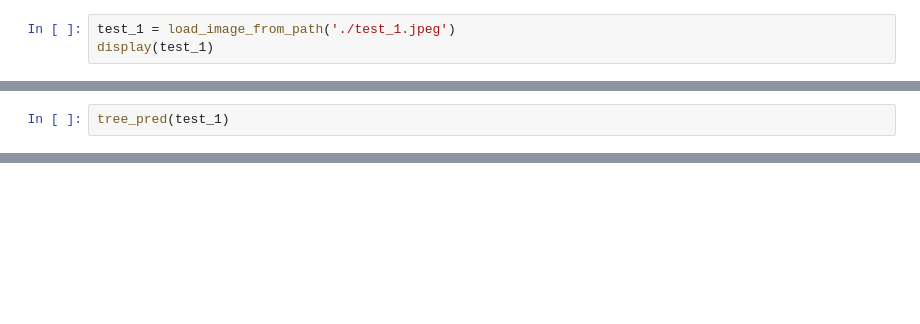
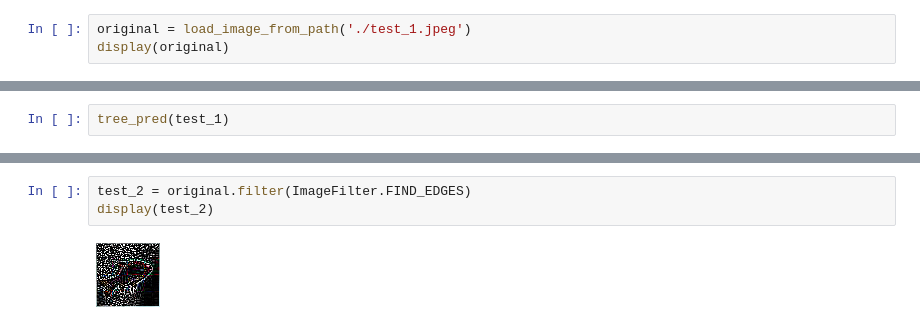
Before and after one commit to WesleyDeng1016/neural-backed-decision-trees, a Jupyter notebook: attack_nbdts.ipynb, the cells around one changed output, grey strips where cells are left out. Drawn from its saved outputs; the diff is of its cells as text; blank space fills up the shorter version.

Commit message:
tests

```diff
--- a/attack_nbdts.ipynb
+++ b/attack_nbdts.ipynb
@@ -85,8 +86,8 @@ outputs = model.forward_with_decisions(x)
 _, predicted = outputs[0].max(1)
 #cls = DATASET_TO_CLASSES['CIFAR10'][predicted[0]]
 # %%
-test_1 = load_image_from_path('./test_1.jpeg')
-display(test_1)
+original = load_image_from_path('./test_1.jpeg')
+display(original)
 # %% [output]
 [figure]
 # %%
@@ -129,0 +175,5 @@ TypeError: conv2d(): argument 'input' (position 1) must be Tensor, not JpegImage
+# %%
+test_2 = original.filter(ImageFilter.FIND_EDGES)
+display(test_2)
+# %% [output]
+[figure, added]
```
Also changed, not shown: parts of 8 cells of this notebook.
